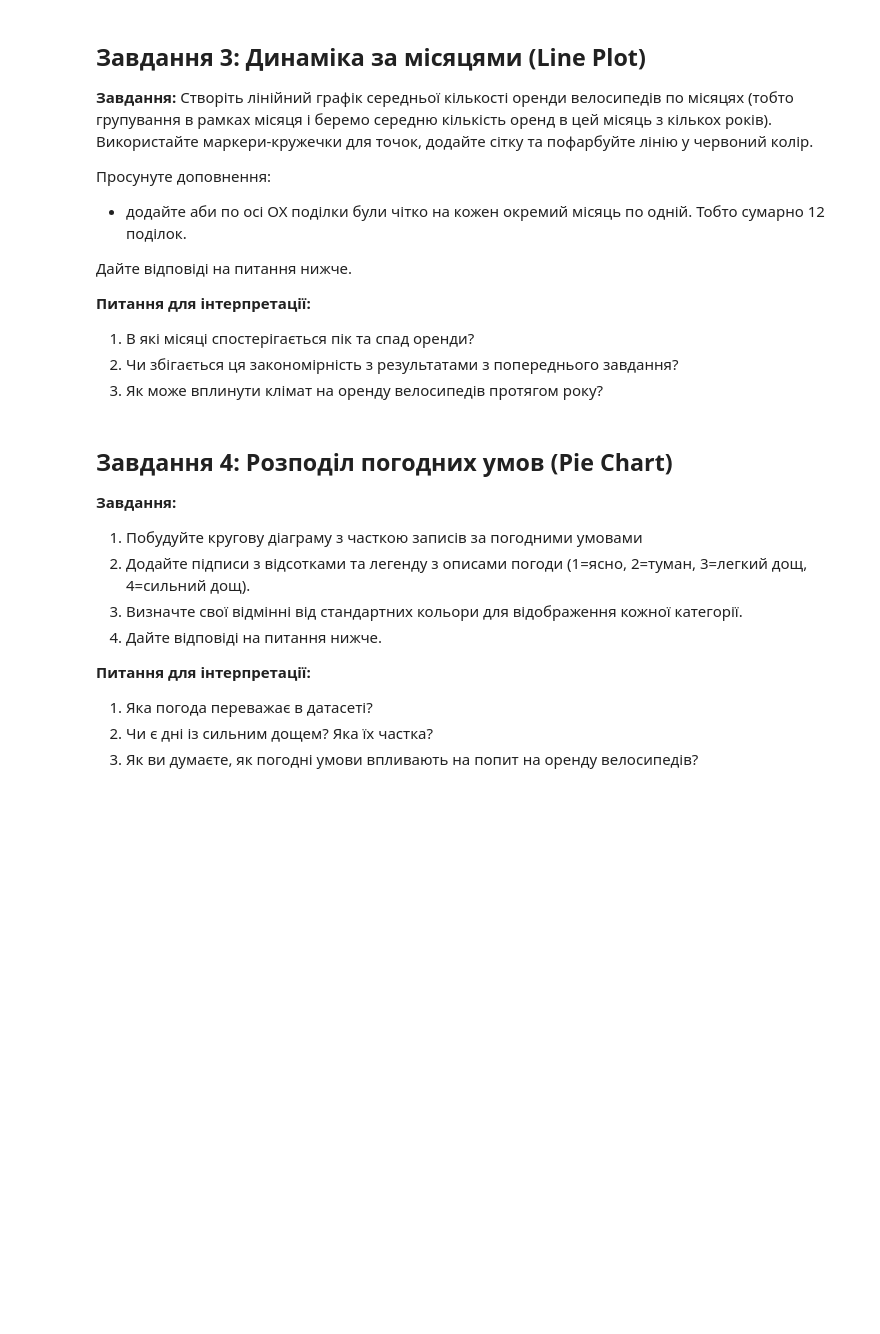
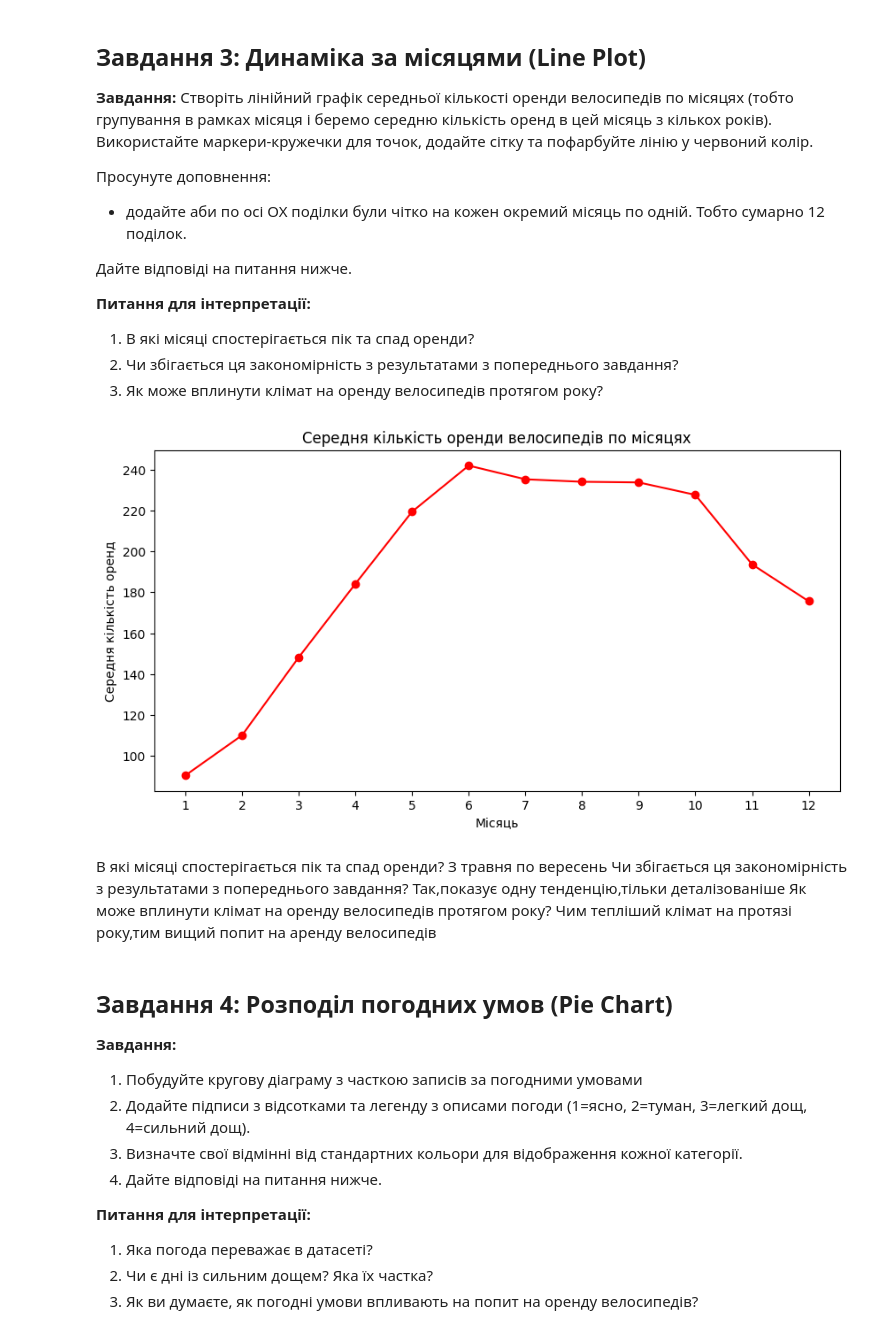
Before and after one commit to zaporozhetsalena/My-first-project, a Jupyter notebook: HW_11_1_Візуалізація_даних_з_Pandas_ipynb.ipynb, the cells around one changed output. Cells and saved outputs as stored; diff of their text form; code cells hidden in the pictures; blank space fills up the shorter version.

```diff
--- a/HW_11_1_Візуалізація_даних_з_Pandas_ipynb.ipynb
+++ b/HW_11_1_Візуалізація_даних_з_Pandas_ipynb.ipynb
@@ -124,6 +210,31 @@ df['hour'] = df.index.hour
 1. В які місяці спостерігається пік та спад оренди?
 2. Чи збігається ця закономірність з результатами з попереднього завдання?
 3. Як може вплинути клімат на оренду велосипедів протягом року?
+# %%
+monthly_avg = df.groupby("month")["count"].mean()
+# %%
+plt.figure(figsize=(10,5))
+
+plt.plot(
+    monthly_avg.index,
+    monthly_avg.values,
+    color="red",
+    marker="o"
+)
+
+plt.xlabel("Місяць")
+plt.ylabel("Середня кількість оренд")
+plt.title("Середня кількість оренди велосипедів по місяцях")
+
+plt.xticks(range(1, 13))
+
+plt.show()
+# %% [output]
+[figure, added]
+# %% [markdown]
+В які місяці спостерігається пік та спад оренди? З травня по вересень
+Чи збігається ця закономірність з результатами з попереднього завдання? Так,показує одну тенденцію,тільки деталізованіше
+Як може вплинути клімат на оренду велосипедів протягом року? Чим тепліший клімат на протязі року,тим вищий попит на аренду велосипедів
 # %% [markdown]
 ## Завдання 4: Розподіл погодних умов (Pie Chart)
 
```
Also changed, not shown: parts of 20 cells of this notebook.
